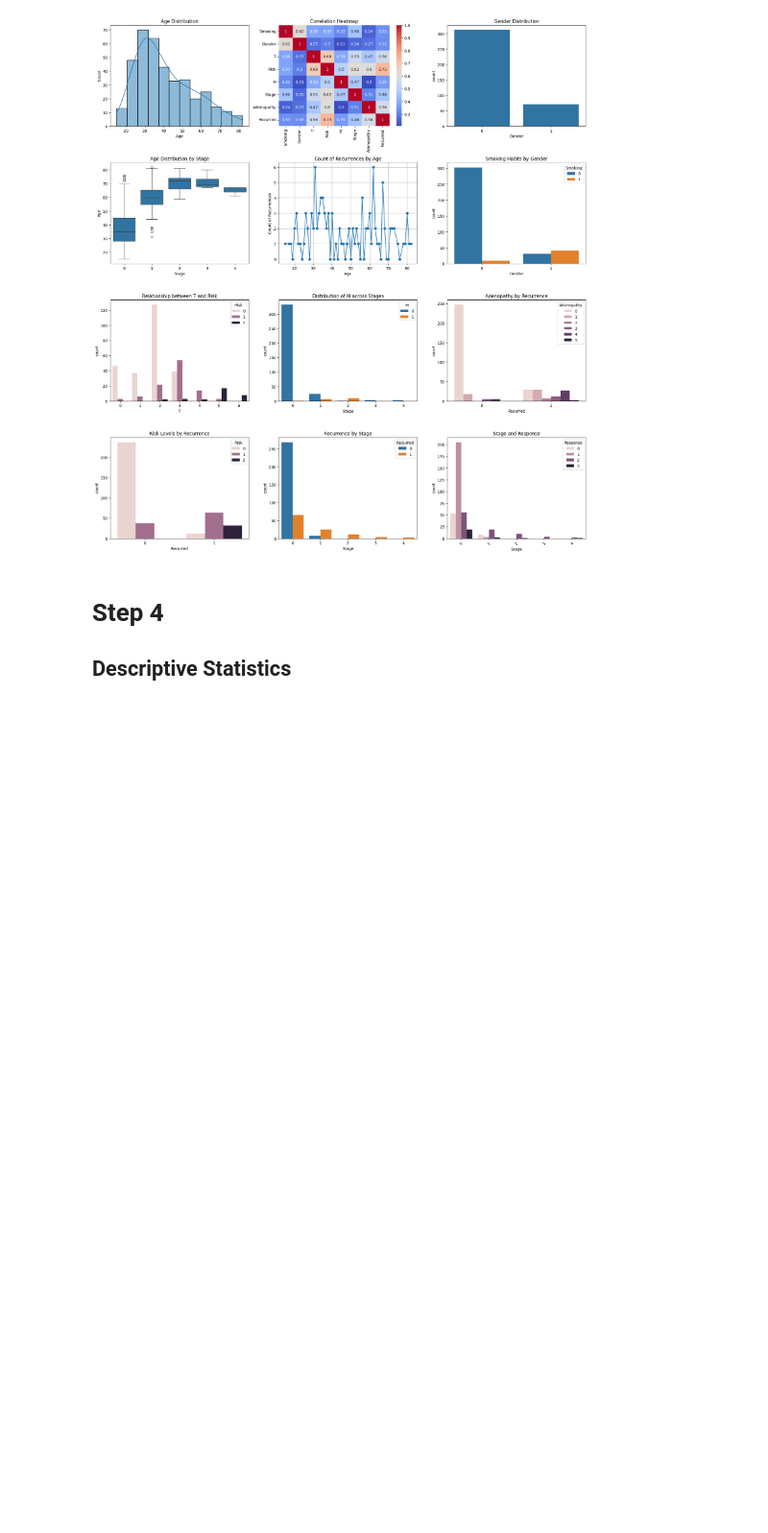
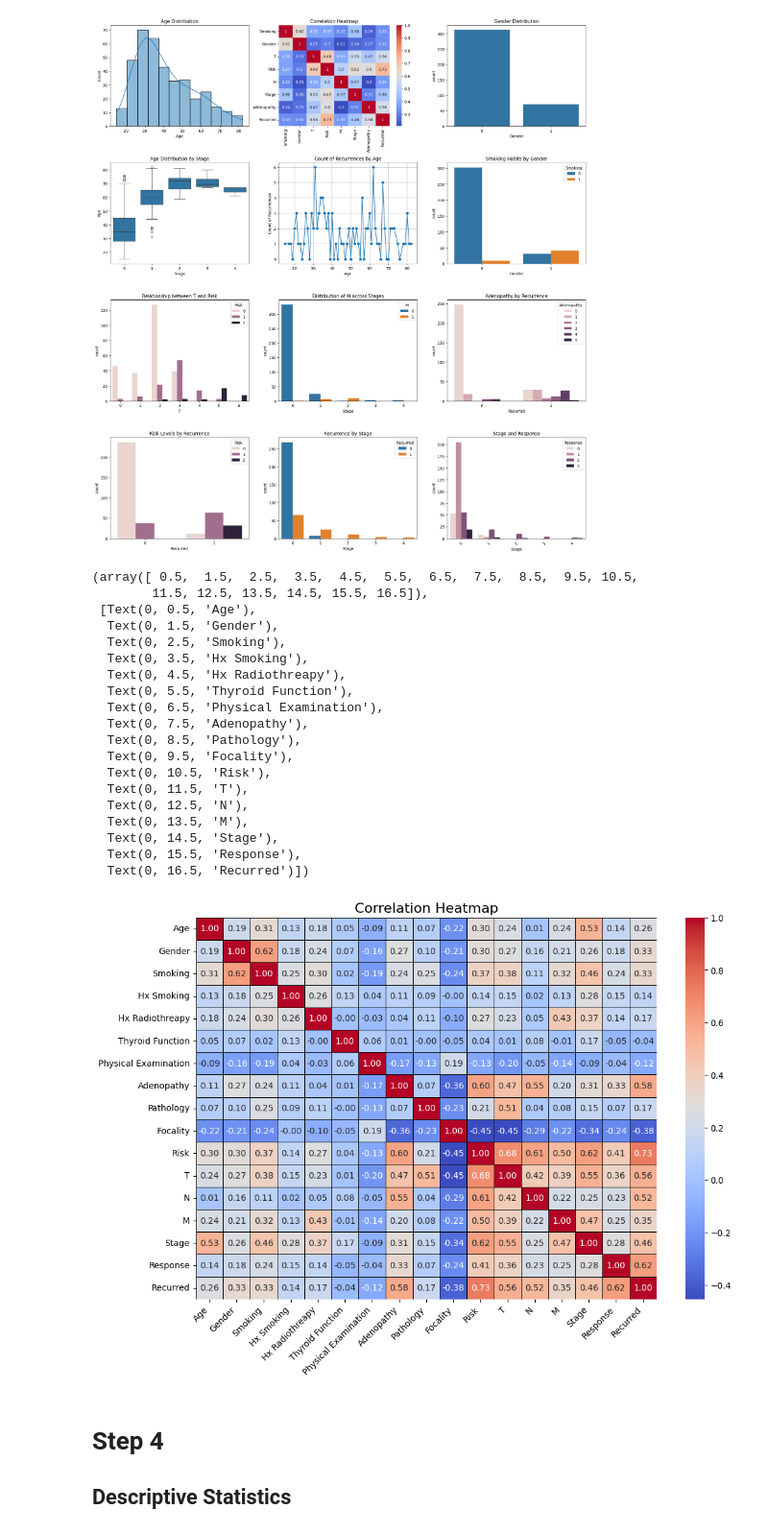
Before and after one commit to felista47/Classification-algorithms, a Jupyter notebook: Thyriod_logistic_regression.ipynb, the cells around one changed output. Shown at 96% size. Drawn from its saved outputs; the diff is of its cells as text; code cells hidden in the pictures; blank space fills up the shorter version.

```diff
--- a/Thyriod_logistic_regression.ipynb
+++ b/Thyriod_logistic_regression.ipynb
@@ -243,6 +243,42 @@ plt.tight_layout()
 plt.show()
 # %% [output]
 [figure]
+# %%
+# Compute the correlation matrix
+corr_matrix = df.corr()
+
+# Set up the matplotlib figure
+plt.figure(figsize=(12, 8))
+
+# Draw the heatmap with 'coolwarm' colormap, and improved annotation format
+sns.heatmap(corr_matrix, annot=True, fmt=".2f", cmap='coolwarm',
+            linewidths=0.5, linecolor='black')
+
+# Adjust the title and axis labels for clarity
+plt.title('Correlation Heatmap', fontsize=16)
+plt.xticks(rotation=45, ha='right', fontsize=10)
+plt.yticks(fontsize=10)
+# %% [output]
+(array([ 0.5,  1.5,  2.5,  3.5,  4.5,  5.5,  6.5,  7.5,  8.5,  9.5, 10.5,
+        11.5, 12.5, 13.5, 14.5, 15.5, 16.5]),
+ [Text(0, 0.5, 'Age'),
+  Text(0, 1.5, 'Gender'),
+  Text(0, 2.5, 'Smoking'),
+  Text(0, 3.5, 'Hx Smoking'),
+  Text(0, 4.5, 'Hx Radiothreapy'),
+  Text(0, 5.5, 'Thyroid Function'),
+  Text(0, 6.5, 'Physical Examination'),
+  Text(0, 7.5, 'Adenopathy'),
+  Text(0, 8.5, 'Pathology'),
+  Text(0, 9.5, 'Focality'),
+  Text(0, 10.5, 'Risk'),
+  Text(0, 11.5, 'T'),
+  Text(0, 12.5, 'N'),
+  Text(0, 13.5, 'M'),
+  Text(0, 14.5, 'Stage'),
+  Text(0, 15.5, 'Response'),
+  Text(0, 16.5, 'Recurred')])
+[figure, added]
 # %% [markdown]
 # Step 4
 ## Descriptive Statistics
```
Also changed, not shown: parts of 11 cells of this notebook.
